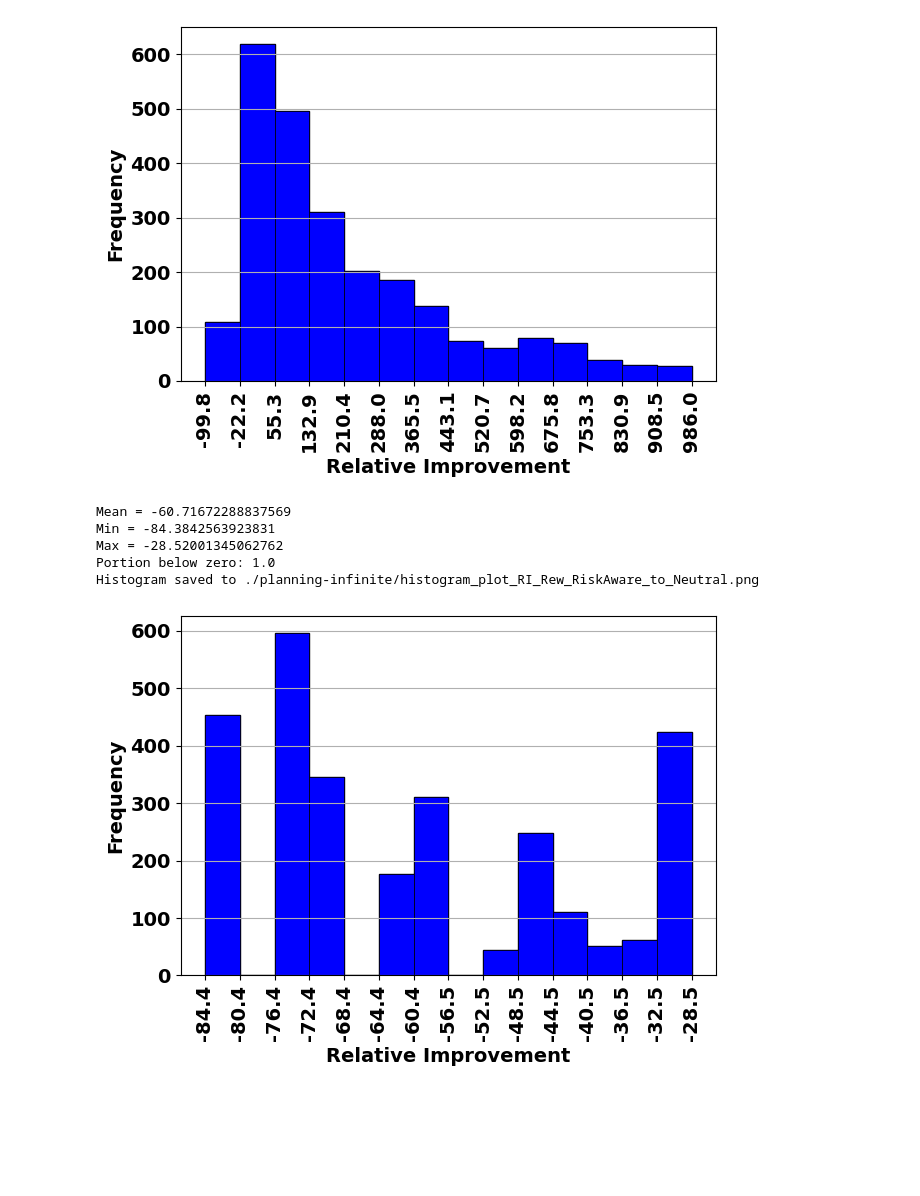
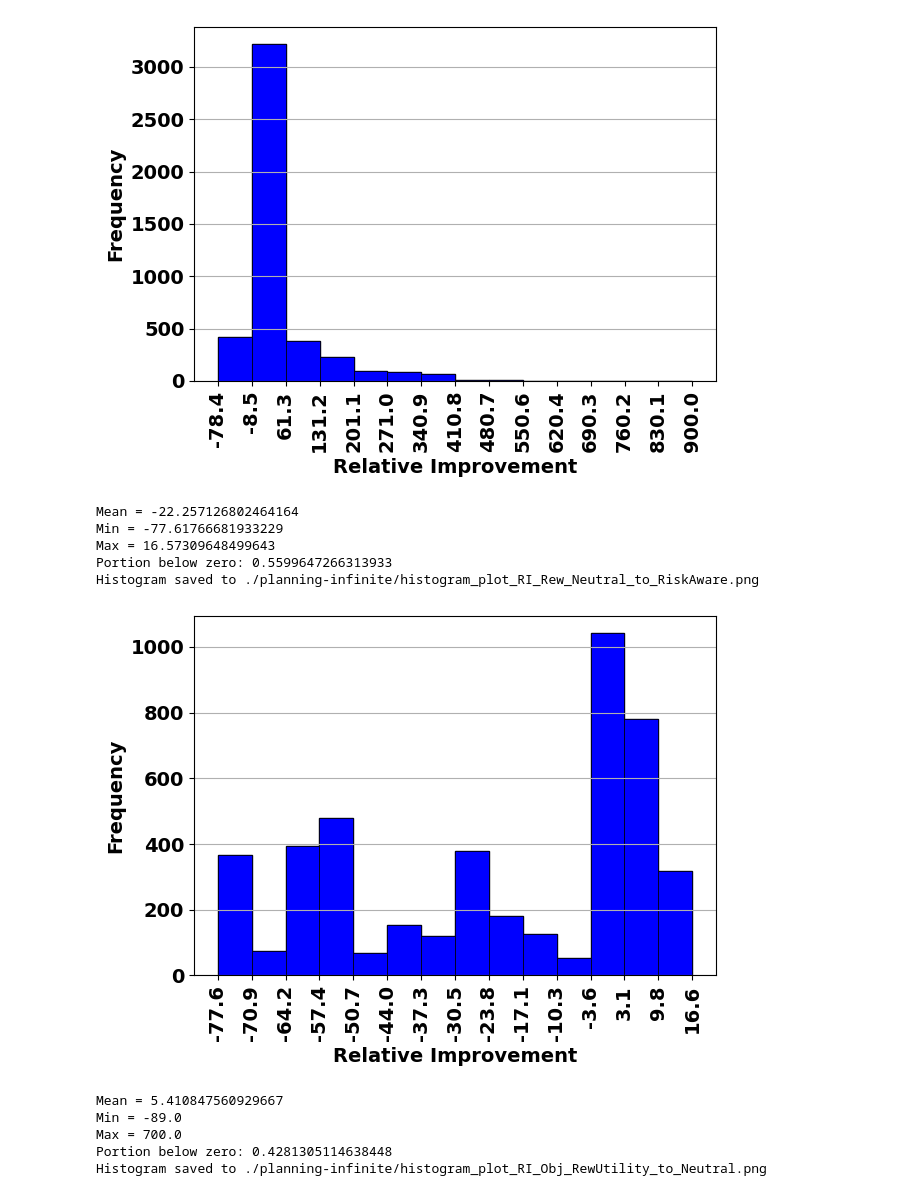
Before and after one commit to nima-akbarzadeh/RiskAwareJournal, a Jupyter notebook: test.ipynb, the cells around one changed output. Cells and saved outputs as stored; diff of their text form; code cells hidden in the pictures; blank space fills up the shorter version.

```diff
--- a/test.ipynb
+++ b/test.ipynb
@@ -103,10 +154,13 @@ import pandas as pd
 base_path = './planning-infinite'
 file_name = 'res_inf.xlsx'
 df = pd.read_excel(f'{base_path}/{file_name}')
-target_labels = ['RI_Obj_RiskAware_to_Neutral', 'RI_Rew_RiskAware_to_Neutral']
+target_labels = ['RI_Obj_RiskAware_to_Neutral', 'RI_Rew_Neutral_to_RiskAware',
+                 'RI_Obj_RewUtility_to_Neutral', 'RI_Rew_Neutral_to_RewUtility',
+                 'DF_Obj_RiskAware_to_Neutral', 'DF_Rew_Neutral_to_RiskAware',
+                 'DF_Obj_RewUtility_to_Neutral', 'DF_Rew_Neutral_to_RewUtility']
 
 for target_label in target_labels:
-    filtered_df = df[df[target_label] <= 1000]
+    filtered_df = df[df[target_label] <= 5000]
     y = filtered_df[target_label]
 
     # y = df[target_label]
@@ -149,8 +203,13 @@ Portion below zero: 0.06242299794661191
 Histogram saved to ./planning-infinite/histogram_plot_RI_Obj_RiskAware_to_Neutral.png
-[figure, old version]
+[figure, new version]
-Mean = -60.71672288837569
-Min = -84.3842563923831
-Max = -28.52001345062762
-Portion below zero: 1.0
-Histogram saved to ./planning-infinite/histogram_plot_RI_Rew_RiskAware_to_Neutral.png
+Mean = -22.257126802464164
+Min = -77.61766681933229
+Max = 16.57309648499643
+Portion below zero: 0.5599647266313933
+Histogram saved to ./planning-infinite/histogram_plot_RI_Rew_Neutral_to_RiskAware.png
-[figure, old version]
+[figure, new version]
+Mean = 5.410847560929667
+Min = -89.0
+Max = 700.0
+Portion below zero: 0.4281305114638448
+Histogram saved to ./planning-infinite/histogram_plot_RI_Obj_RewUtility_to_Neutral.png
```
Also changed, not shown: parts of 3 cells of this notebook, 6 other files.
